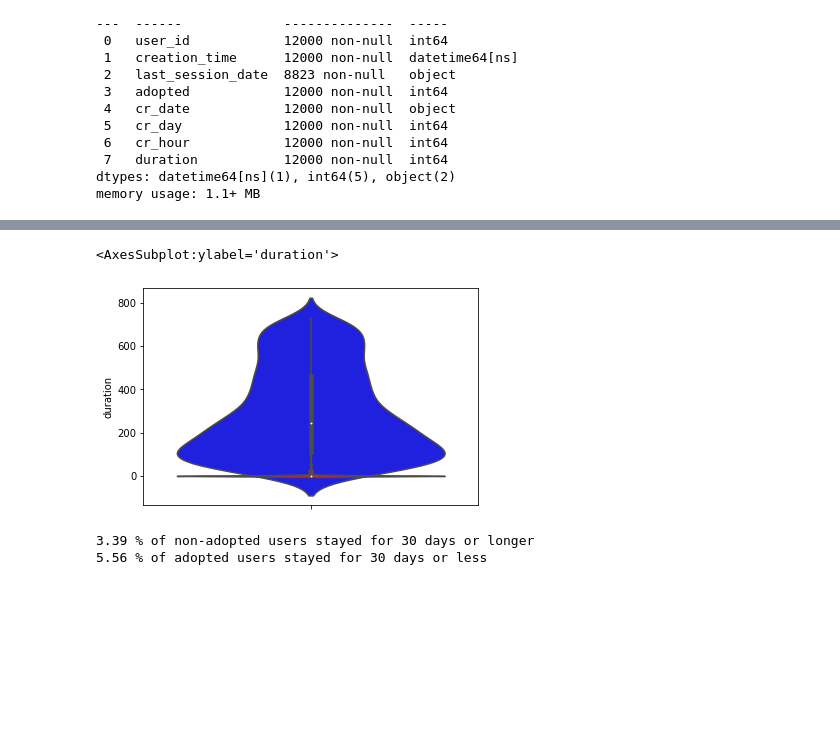
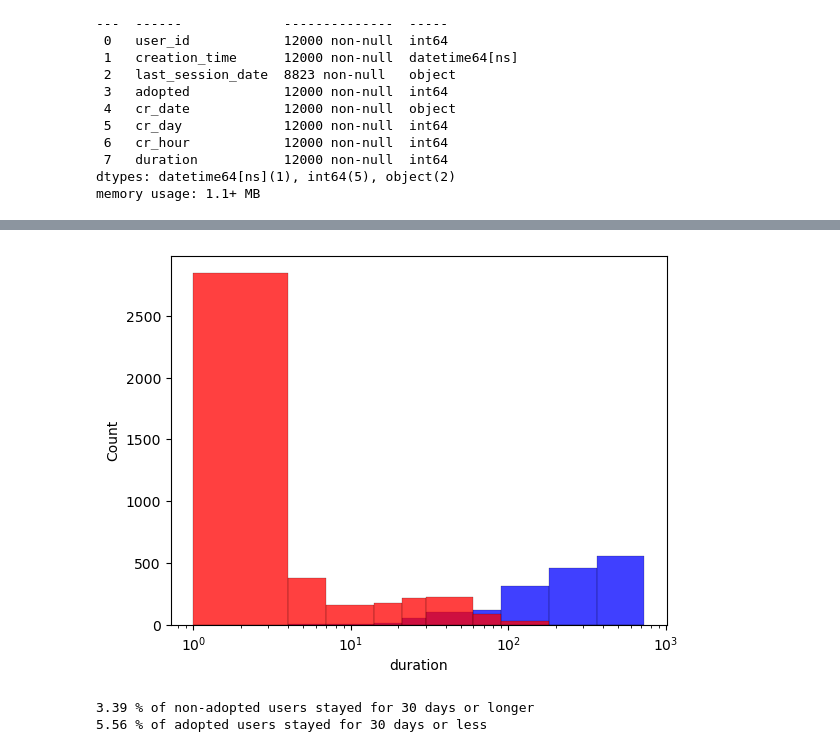
Before and after one commit to KavehVasei/Springboard, a Jupyter notebook: relax_challenge/Relax Inc.ipynb, the cells around one changed output, grey strips where cells are left out. Drawn from its saved outputs; the diff is of its cells as text; code cells hidden in the pictures; blank space fills up the shorter version.

```diff
--- a/relax_challenge/Relax Inc.ipynb
+++ b/relax_challenge/Relax Inc.ipynb
@@ -459,10 +460,11 @@ memory usage: 1.1+ MB
 # %%
 ## adopted users has significantly used the product for longer time period
 plt.figure(figsize=(10,6))
-labels = ['0',"4","1st week","2nd Week","3rd Week", "1st Month","2nd Month","3rd Month","half year","1st year",'max']
-bins=[0,4,7,14,21,30,60,90,180,365,max(f.duration)]
-sns.histplot(data=f,x='duration',hue='adopted',bins=bins, label=labels)
-plt.xticks(ticks=bins,labels=labels)
-plt.yscale('log')
+labels = ["1 Day","4 Days","1 Week","2 Weeks","3 Weeks", "1 Month","2 Months","3 Months","6 Months","1 Year","max"]
+bins=[1,4,7,14,21,30,60,90,180,365,max(f.duration)]
+#sns.histplot(data=f,x='duration',hue='adopted',bins=bins[1:],cumulative=True,stat='percent')
+sns.histplot(data=f,x='duration',hue='adopted',bins=bins,stat='percent')#,kde=True)
+#plt.yscale('log')
 plt.xscale('log')
+plt.xticks(ticks=bins,labels=labels, rotation=90)
 # %% [output]
@@ -470,11 +489,11 @@ plt.xscale('log')
 # %%
-sns.violinplot(data=f[f.adopted==1], y="duration", kde=False, color='blue')
-sns.violinplot(data=f[f.adopted==0], y="duration", kde=True, color='red')
+sns.histplot(data=f[f.adopted==1], x="duration", kde=False, color='blue',bins=bins)
+sns.histplot(data=f[f.adopted==0], x="duration", kde=False, color='red',bins=bins)
+plt.xscale('log')
 
 #plt.yscale('log')
 # %% [output]
-<AxesSubplot:ylabel='duration'>
-[figure, old version]
+[figure, new version]
 # %%
 #sns.boxplot(y=f[f.adopted==1].duration)
 #sns.displot(data=f[f.adopted==1], x="duration")
```
Also changed, not shown: parts of 38 cells of this notebook.
